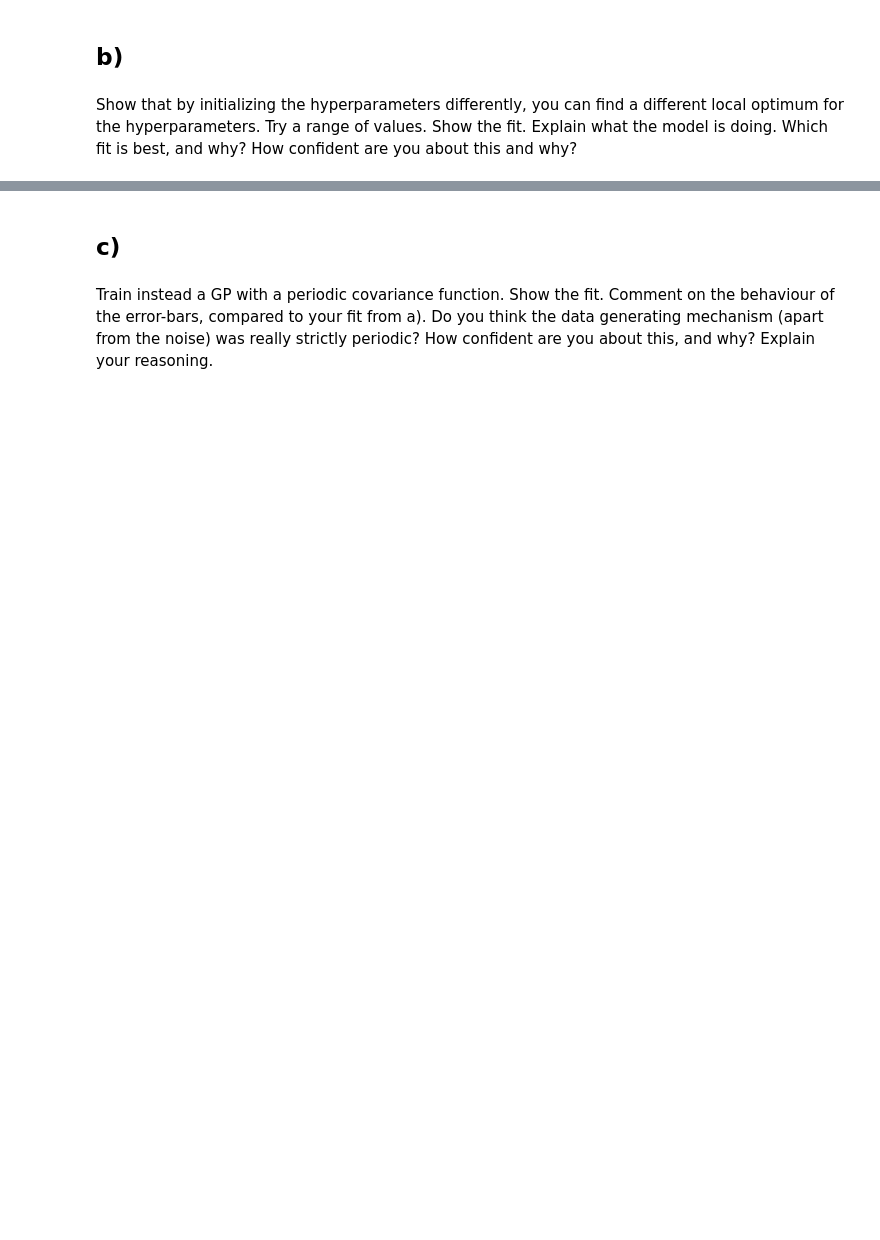
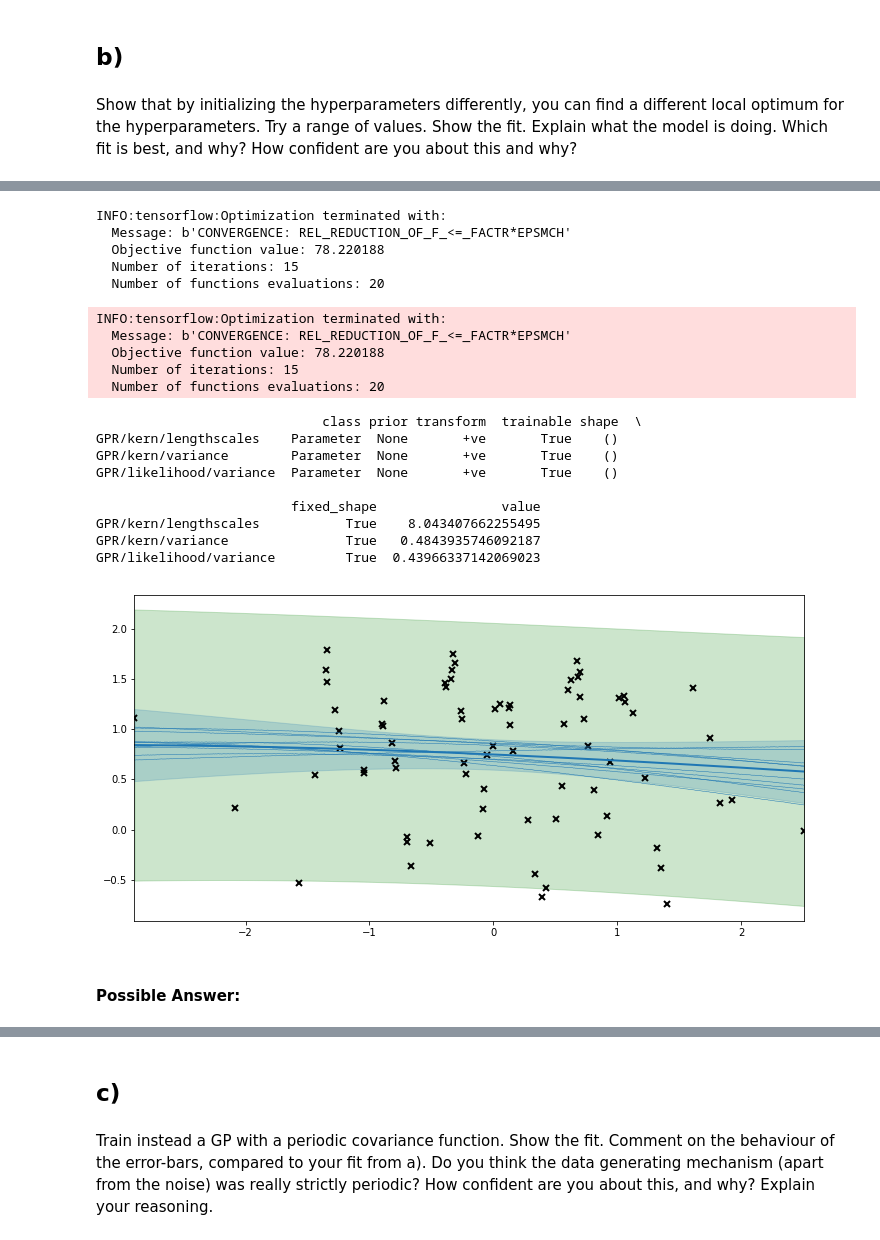
Before and after one commit to willtebbutt/4F13-GPs, a Jupyter notebook: coursework.ipynb, the cells around one changed output, grey strips where cells are left out. Drawn from its saved outputs; the diff is of its cells as text; code cells hidden in the pictures; blank space fills up the shorter version.

```diff
--- a/coursework.ipynb
+++ b/coursework.ipynb
@@ -71,3 +156,44 @@ What value / extra information do posterior samples provide in addition to the p
 Show that by initializing the hyperparameters differently, you can find a different local optimum for
 the hyperparameters. Try a range of values. Show the fit. Explain what the model is doing. Which
 fit is best, and why? How confident are you about this and why?
+# %%
+k = gpflow.kernels.SquaredExponential(1, lengthscales=10.0, variance=1.0)
+model = gpflow.models.GPR(x, y, kern=k, mean_function=None)
+opt = gpflow.train.ScipyOptimizer()
+opt.minimize(model)
+
+print(model.as_pandas_table())
+
+# Generate test points for prediction
+xmin, xmax, Npr = np.min(x), np.max(x), 1000
+xx = np.linspace(xmin, xmax, Npr).reshape(Npr, 1)  # test points must be of shape (N, D)
+
+# Predict mean and variance of latent GP at test points
+mean, var = model.predict_f(xx)
+
+mean_y, var_y = model.predict_y(xx)
+
+# Generate 10 samples from posterior
+samples = model.predict_f_samples(xx, 10)  # shape (10, 100, 1)
+
+# Plot
+plt.figure(figsize=(12, 6))
+plt.fill_between(
+    xx[:,0],
+    mean[:,0] - 1.96 * np.sqrt(var_y[:,0]),
+    mean[:,0] + 1.96 * np.sqrt(var_y[:,0]),
+    color='green',
+    alpha=0.2,
+)
+plt.plot(x, y, 'kx', mew=2)
+plt.plot(xx, mean, 'C0', lw=2)
+plt.fill_between(
+    xx[:,0],
+    mean[:,0] - 1.96 * np.sqrt(var[:,0]),
+    mean[:,0] + 1.96 * np.sqrt(var[:,0]),
+    color='C0',
+    alpha=0.2,
+)
+plt.plot(xx, samples[:, :, 0].T, 'C0', linewidth=.5)
+plt.xlim(xmin, xmax);
+# %% [output]
@@ -73,0 +201,22 @@ fit is best, and why? How confident are you about this and why?
+INFO:tensorflow:Optimization terminated with:
+  Message: b'CONVERGENCE: REL_REDUCTION_OF_F_<=_FACTR*EPSMCH'
+  Objective function value: 78.220188
+  Number of iterations: 15
+  Number of functions evaluations: 20
+INFO:tensorflow:Optimization terminated with:
+  Message: b'CONVERGENCE: REL_REDUCTION_OF_F_<=_FACTR*EPSMCH'
+  Objective function value: 78.220188
+  Number of iterations: 15
+  Number of functions evaluations: 20
+                             class prior transform  trainable shape  \
+GPR/kern/lengthscales    Parameter  None       +ve       True    ()
+GPR/kern/variance        Parameter  None       +ve       True    ()
+GPR/likelihood/variance  Parameter  None       +ve       True    ()
+
+                         fixed_shape                value
+GPR/kern/lengthscales           True    8.043407662255495
+GPR/kern/variance               True   0.4843935746092187
+GPR/likelihood/variance         True  0.43966337142069023
+[figure, added]
+# %% [markdown]
+#### Possible Answer:
```
Also changed, not shown: parts of 16 cells of this notebook.
